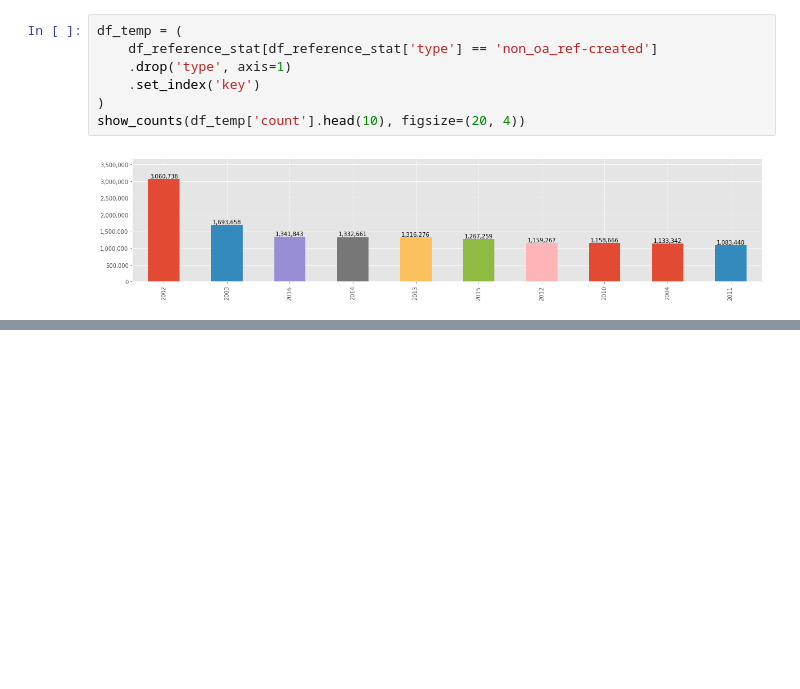
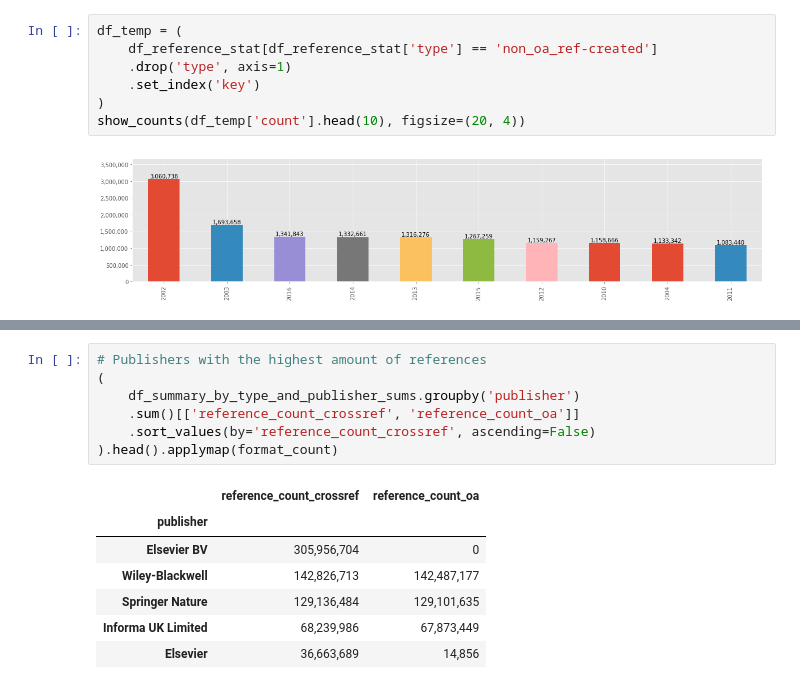
Before and after one commit to elifesciences/datacapsule-crossref, a Jupyter notebook: notebooks/citation-stats.ipynb, the cells around one changed output, grey strips where cells are left out. Drawn from its saved outputs; the diff is of its cells as text; blank space fills up the shorter version.

```diff
--- a/notebooks/citation-stats.ipynb
+++ b/notebooks/citation-stats.ipynb
@@ -253,0 +282,15 @@ show_counts(df_temp['count'].head(10), figsize=(20, 4))
+# %%
+# Publishers with the highest amount of references
+(
+    df_summary_by_type_and_publisher_sums.groupby('publisher')
+    .sum()[['reference_count_crossref', 'reference_count_oa']]
+    .sort_values(by='reference_count_crossref', ascending=False)
+).head().applymap(format_count)
+# %% [output]
+|  | reference_count_crossref | reference_count_oa |
+| publisher |  |  |
+| Elsevier BV | 305,956,704 | 0 |
+| Wiley-Blackwell | 142,826,713 | 142,487,177 |
+| Springer Nature | 129,136,484 | 129,101,635 |
+| Informa UK Limited | 68,239,986 | 67,873,449 |
+| Elsevier | 36,663,689 | 14,856 |
```
Also changed, not shown: parts of 10 cells of this notebook.
